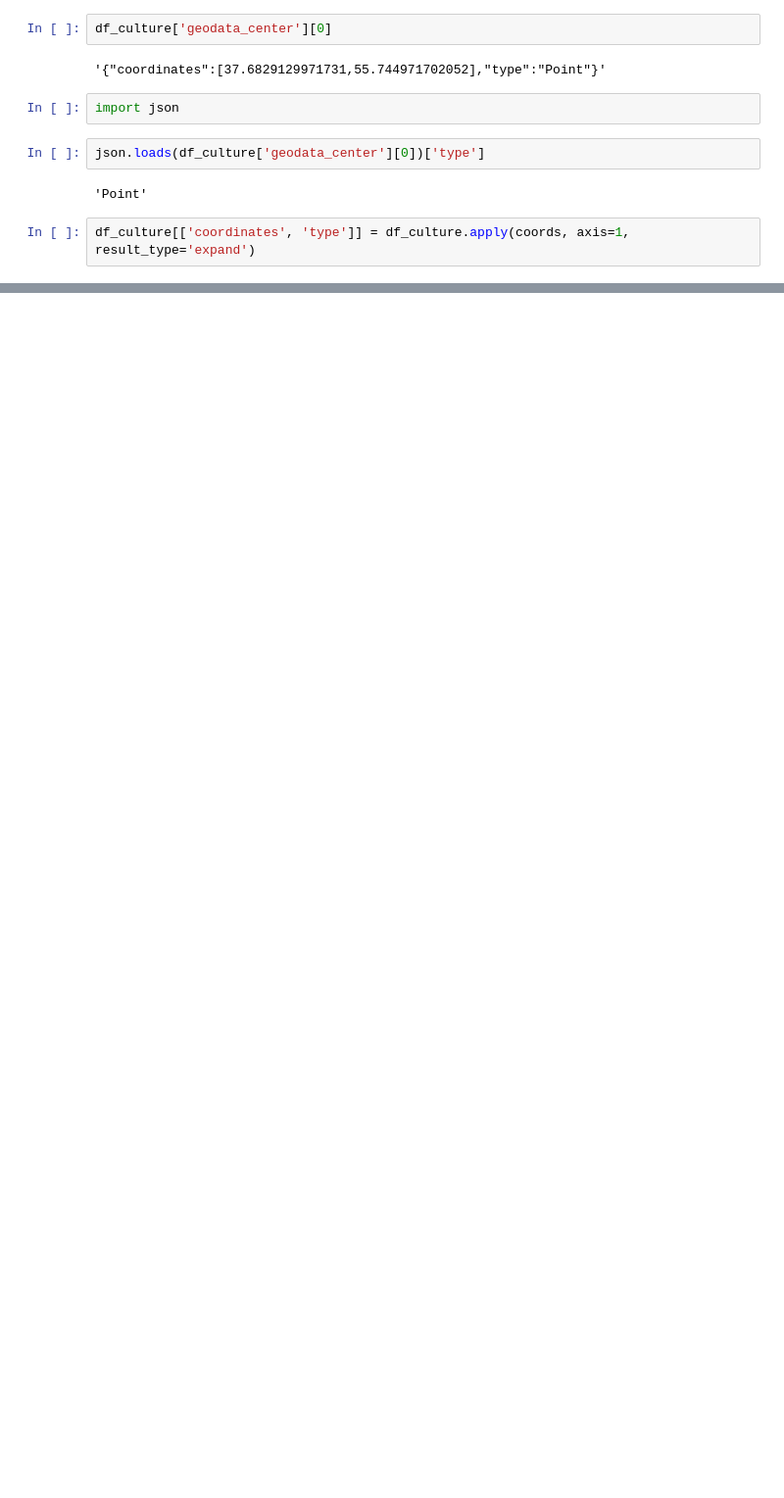
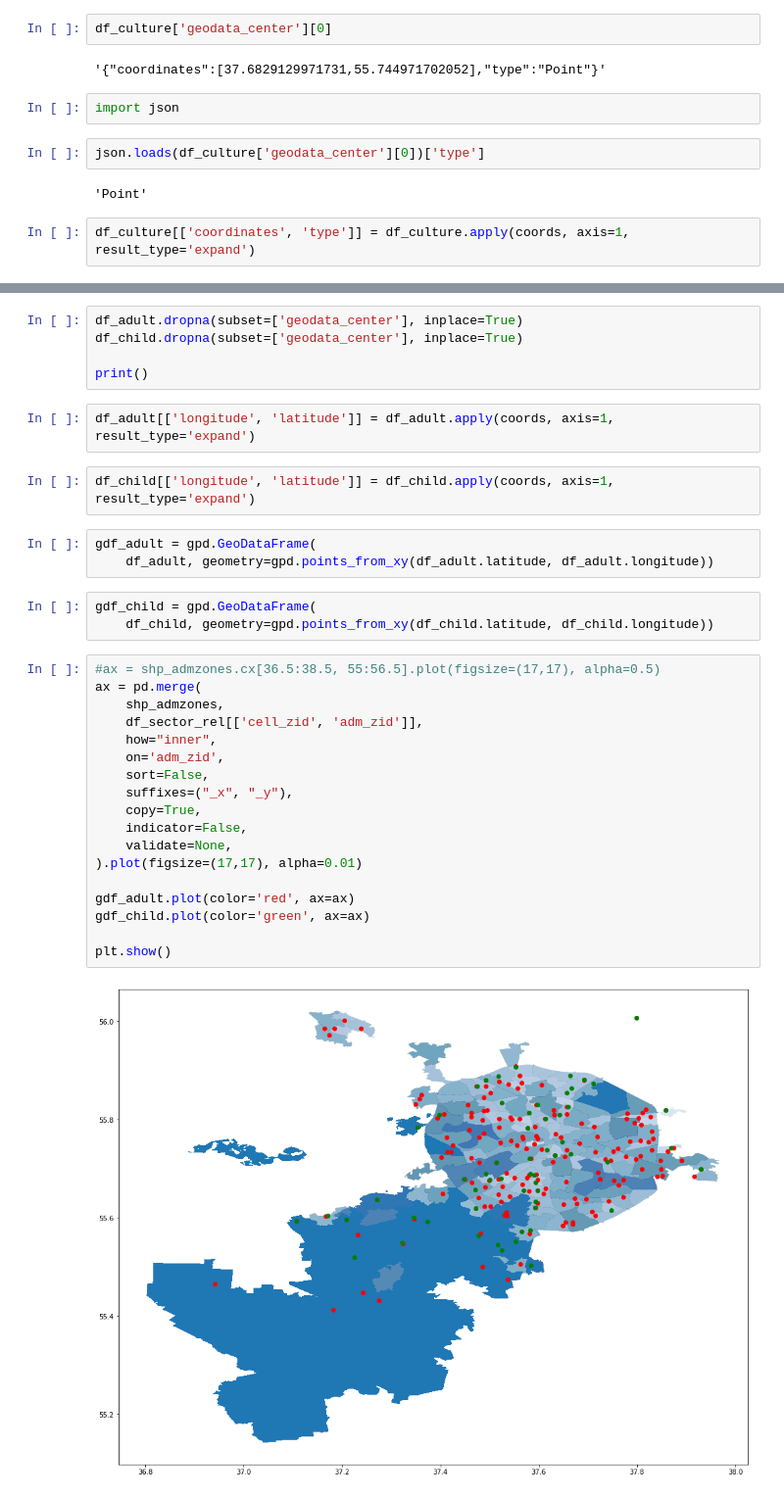
Before and after one commit to Femt0S/leaders2021, a Jupyter notebook: case_6.ipynb, the cells around one changed output, grey strips where cells are left out. Shown at 98% size. Cells and saved outputs as stored; diff of their text form; blank space fills up the shorter version.

```diff
--- a/case_6.ipynb
+++ b/case_6.ipynb
@@ -368,0 +391,35 @@ df_culture
+# %%
+df_adult.dropna(subset=['geodata_center'], inplace=True)
+df_child.dropna(subset=['geodata_center'], inplace=True)
+
+print()
+# %%
+df_adult[['longitude', 'latitude']] = df_adult.apply(coords, axis=1, result_type='expand')
+# %%
+df_child[['longitude', 'latitude']] = df_child.apply(coords, axis=1, result_type='expand')
+# %%
+gdf_adult = gpd.GeoDataFrame(
+    df_adult, geometry=gpd.points_from_xy(df_adult.latitude, df_adult.longitude))
+# %%
+gdf_child = gpd.GeoDataFrame(
+    df_child, geometry=gpd.points_from_xy(df_child.latitude, df_child.longitude))
+# %%
+#ax = shp_admzones.cx[36.5:38.5, 55:56.5].plot(figsize=(17,17), alpha=0.5)
+ax = pd.merge(
+    shp_admzones,
+    df_sector_rel[['cell_zid', 'adm_zid']],
+    how="inner",
+    on='adm_zid',
+    sort=False,
+    suffixes=("_x", "_y"),
+    copy=True,
+    indicator=False,
+    validate=None,
+).plot(figsize=(17,17), alpha=0.01)
+
+gdf_adult.plot(color='red', ax=ax)
+gdf_child.plot(color='green', ax=ax)
+
+plt.show()
+# %% [output]
+[figure, added]
```
Also changed, not shown: parts of 14 cells of this notebook, 6 other files.
